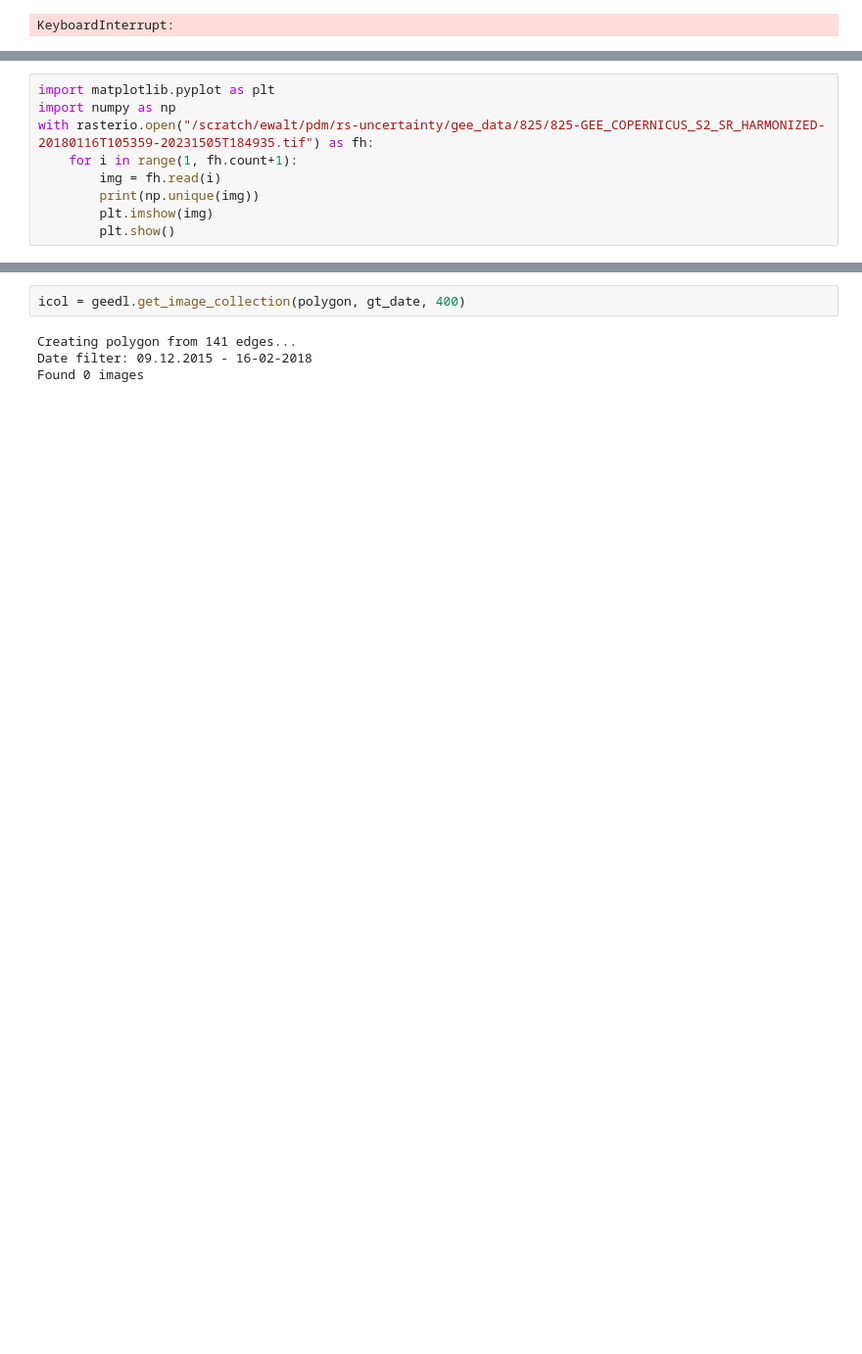
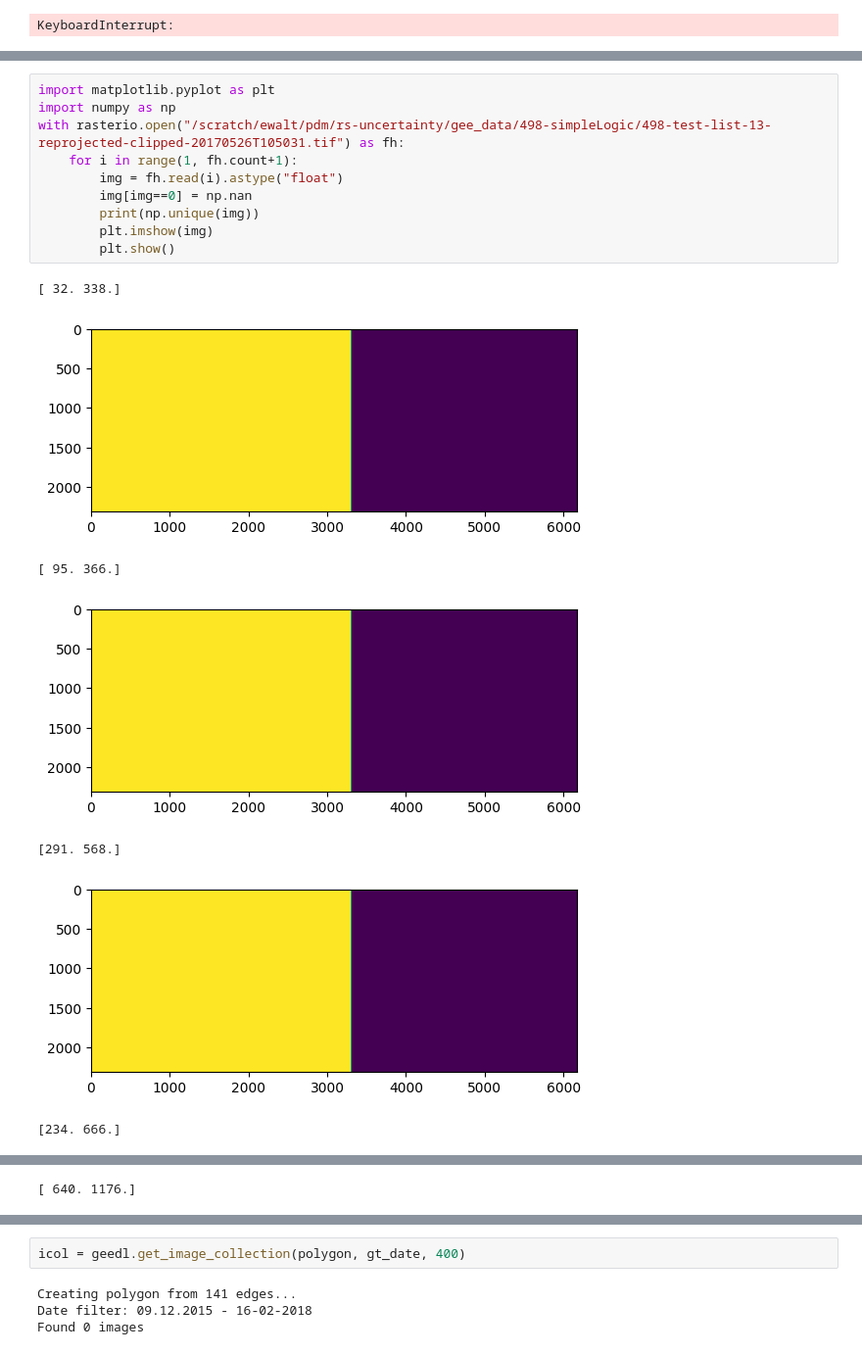
Before and after one commit to eliotwalt/rs-uncertainty, a Jupyter notebook: gee/draft.ipynb, the cells around one changed output, grey strips where cells are left out. Shown at 98% size. Cells and saved outputs as stored; diff of their text form; blank space fills up the shorter version.

```diff
--- a/gee/draft.ipynb
+++ b/gee/draft.ipynb
@@ -150,9 +102,0 @@ gt_file.bounds, list(gt_file.bounds)
-# %%
-import matplotlib.pyplot as plt
-import numpy as np
-with rasterio.open("/scratch/ewalt/pdm/rs-uncertainty/gee_data/825/825-GEE_COPERNICUS_S2_SR_HARMONIZED-20180116T105359-20231505T184935.tif") as fh:
-    for i in range(1, fh.count+1):
-        img = fh.read(i)
-        print(np.unique(img))
-        plt.imshow(img)
-        plt.show()
@@ -245,0 +149,18 @@ icol = icol.map(rename)
+# %%
+import matplotlib.pyplot as plt
+import numpy as np
+with rasterio.open("/scratch/ewalt/pdm/rs-uncertainty/gee_data/498-simpleLogic/498-test-list-13-reprojected-clipped-20170526T105031.tif") as fh:
+    for i in range(1, fh.count+1):
+        img = fh.read(i).astype("float")
+        img[img==0] = np.nan
+        print(np.unique(img))
+        plt.imshow(img)
+        plt.show()
+# %% [output]
+[ 32. 338.]
+[figure, added]
+[ 95. 366.]
+[figure, added]
+[291. 568.]
+[figure, added]
+[234. 666.]
@@ -245,0 +168 @@ icol = icol.map(rename)
+[ 640. 1176.]
```
Also changed, not shown: parts of 60 cells of this notebook, 8 other files.
